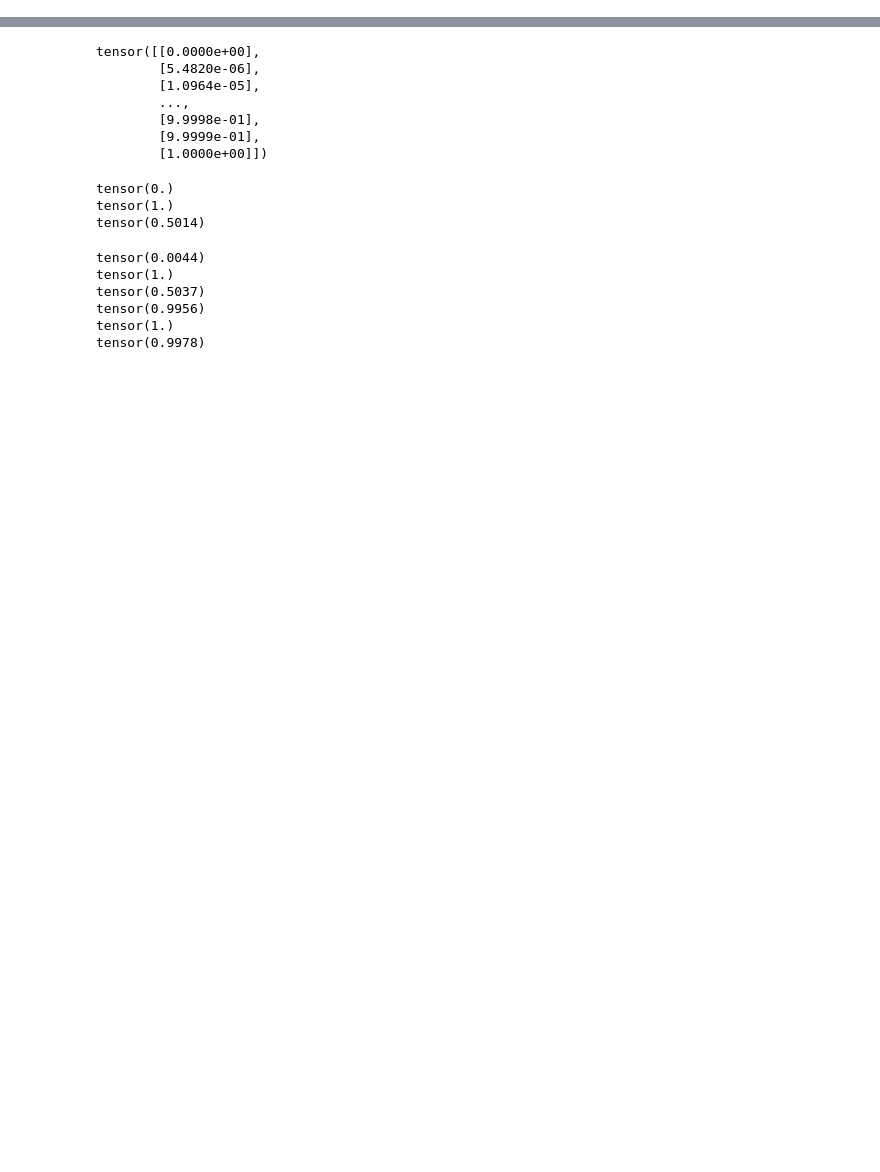
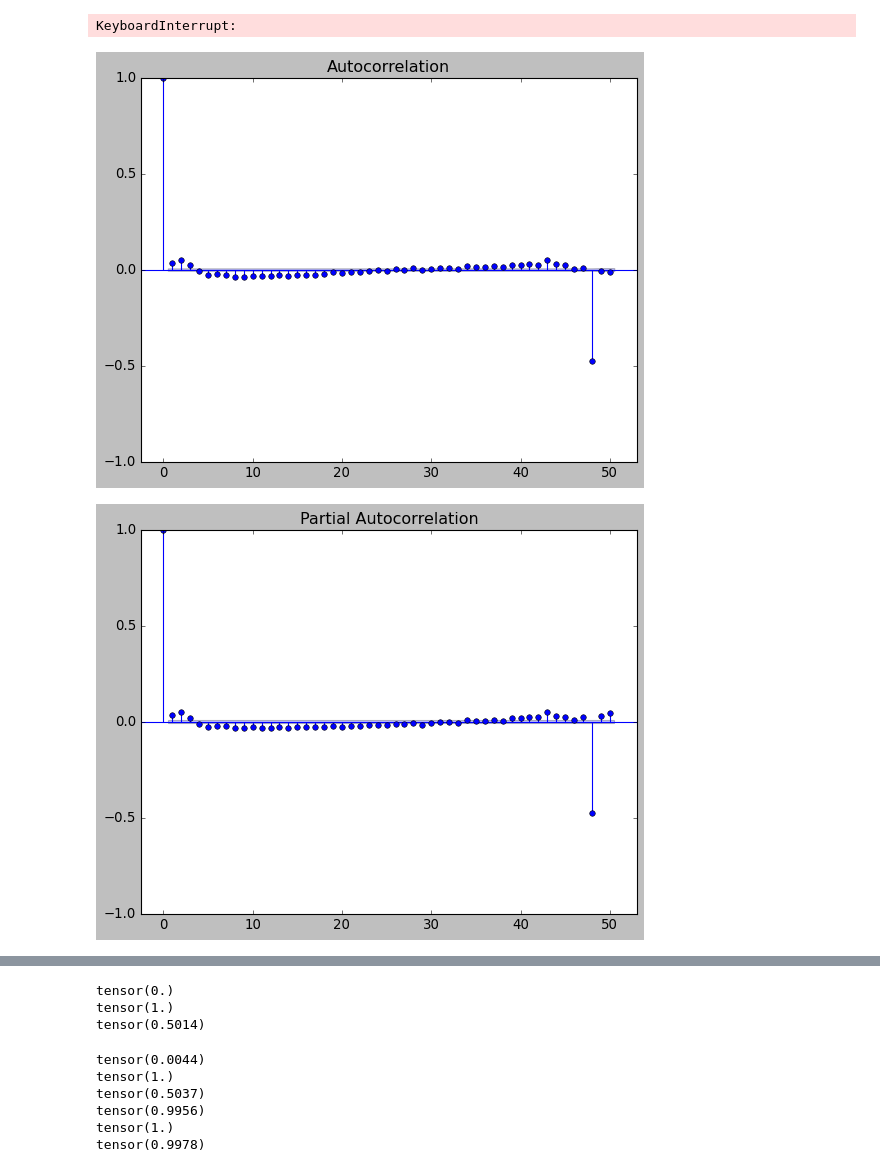
Before and after one commit to DanielCaoSilva/GaussProcesses, a Jupyter notebook: spectralGP.ipynb, the cells around one changed output, grey strips where cells are left out. Cells and saved outputs as stored; diff of their text form; code cells hidden in the pictures; blank space fills up the shorter version.

```diff
--- a/spectralGP.ipynb
+++ b/spectralGP.ipynb
@@ -92,0 +119,14 @@ from math import floor
+# %%
+from statsmodels.graphics.tsaplots import plot_acf, plot_pacf
+
+
+
+plot_acf(series)
+plot_pacf(series)
+
+#plot_acf(series, lags=1500)
+#plot_pacf(series, lags=1500)
+# %% [output]
+KeyboardInterrupt:
+[figure, added]
+[figure, added]
@@ -96,16 +138,6 @@ train_x = X[test_n:].contiguous().cuda()
 train_y = y[test_n:].contiguous().cuda()
 test_x = X[-test_n:].contiguous().cuda()
 test_y = y[-test_n:].contiguous().cuda()
-# %%
-X
-# %% [output]
-tensor([[0.0000e+00],
-        [5.4820e-06],
-        [1.0964e-05],
-        ...,
-        [9.9998e-01],
-        [9.9999e-01],
-        [1.0000e+00]])
 # %%
 print(X.min())
 print(X.max())
```
Also changed, not shown: parts of 18 cells of this notebook.
